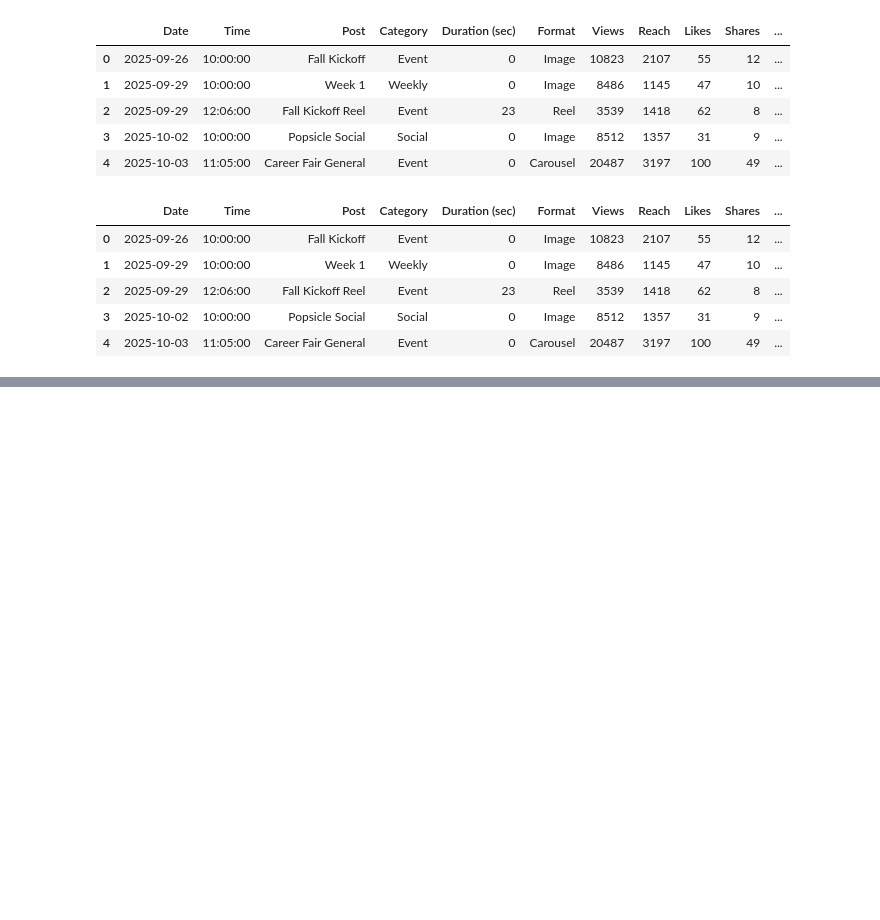
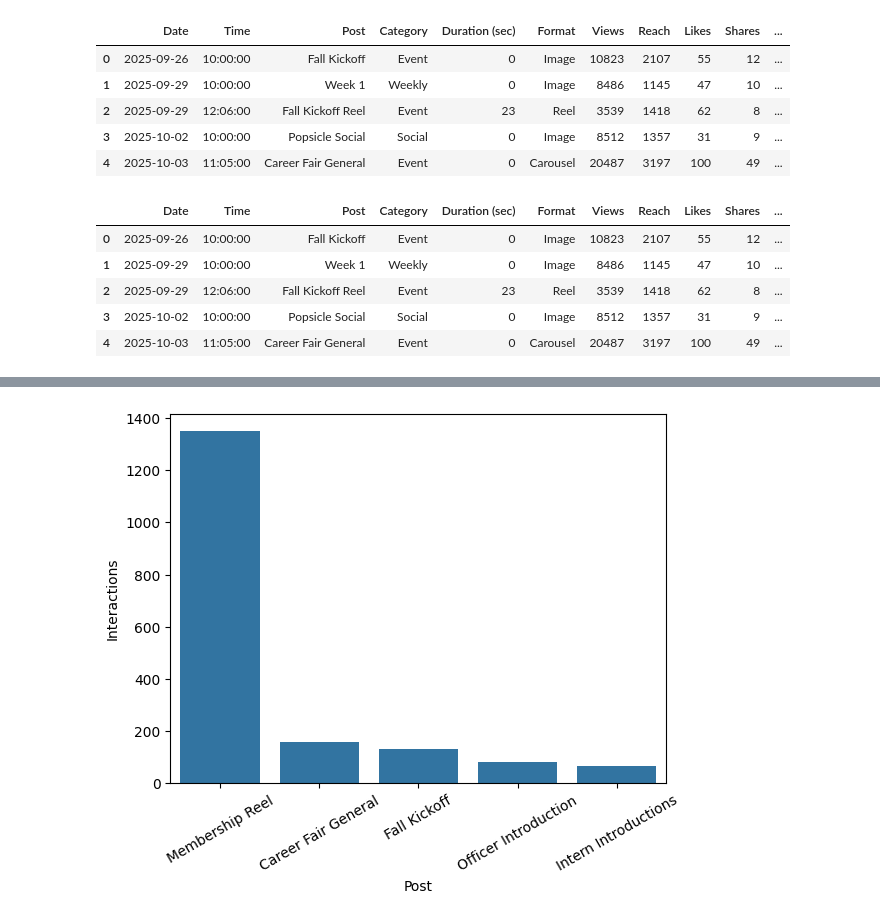
Before and after one commit to makalamf/f25-instagram-dashboard, a Jupyter notebook: dashboard.ipynb, the cells around one changed output, grey strips where cells are left out. Cells and saved outputs as stored; diff of their text form; code cells hidden in the pictures; blank space fills up the shorter version.

Commit message:
Added visualizations

```diff
--- a/dashboard.ipynb
+++ b/dashboard.ipynb
@@ -134,0 +136,18 @@ df2.head()
+# %%
+# Plot top posts by Interaction
+top_int = df2.iloc[0:5,:]
+top_int_plot = sns.barplot(x="Post",
+                           y="Interactions",
+                           data=top_int)
+
+top_int_plot.set_xticklabels(
+    labels=["Membership Reel",
+            "Career Fair General",
+            "Fall Kickoff",
+            "Officer Introduction",
+            "Intern Introductions"], rotation=30)
+
+
+plt.savefig('top_ints1.png', bbox_inches = 'tight')
+# %% [output]
+[figure, added]
```
Also changed, not shown: parts of 4 cells of this notebook, 3 other files.
